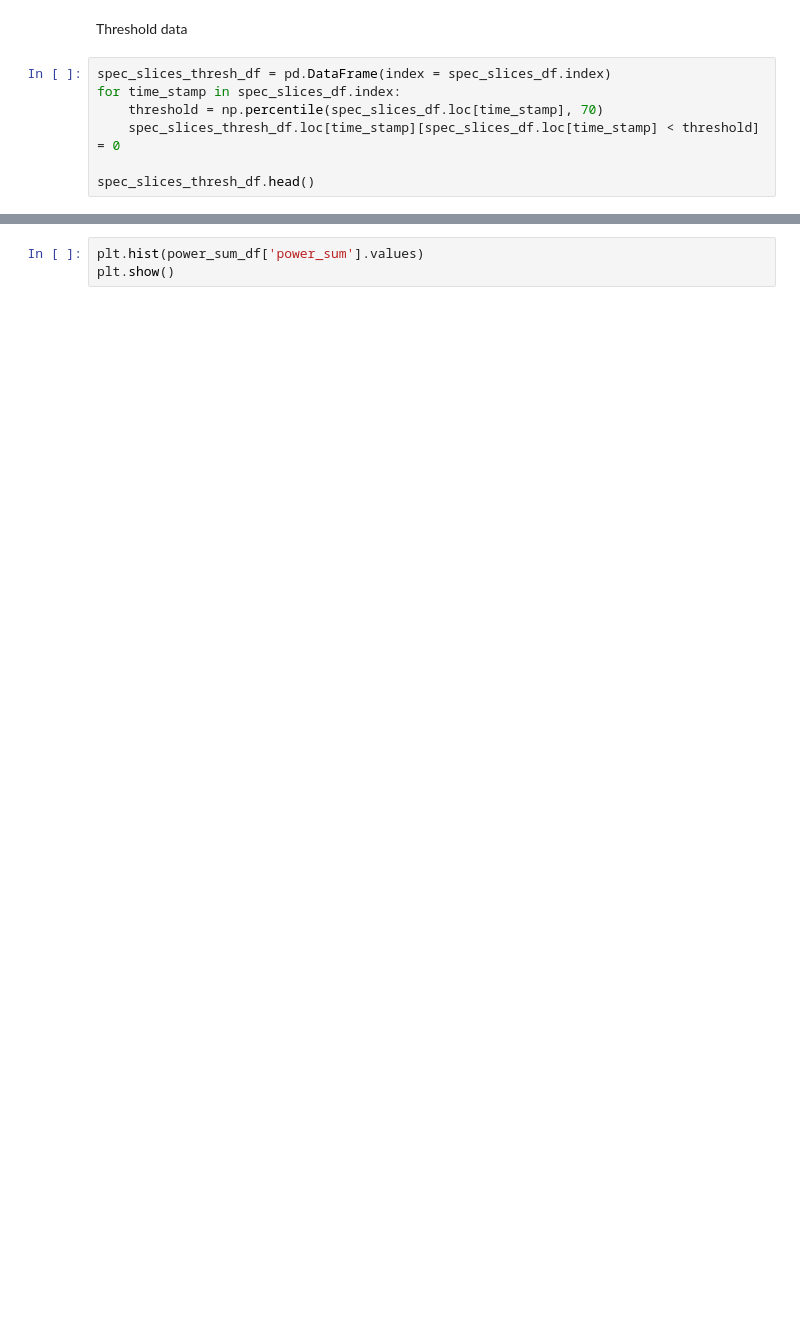
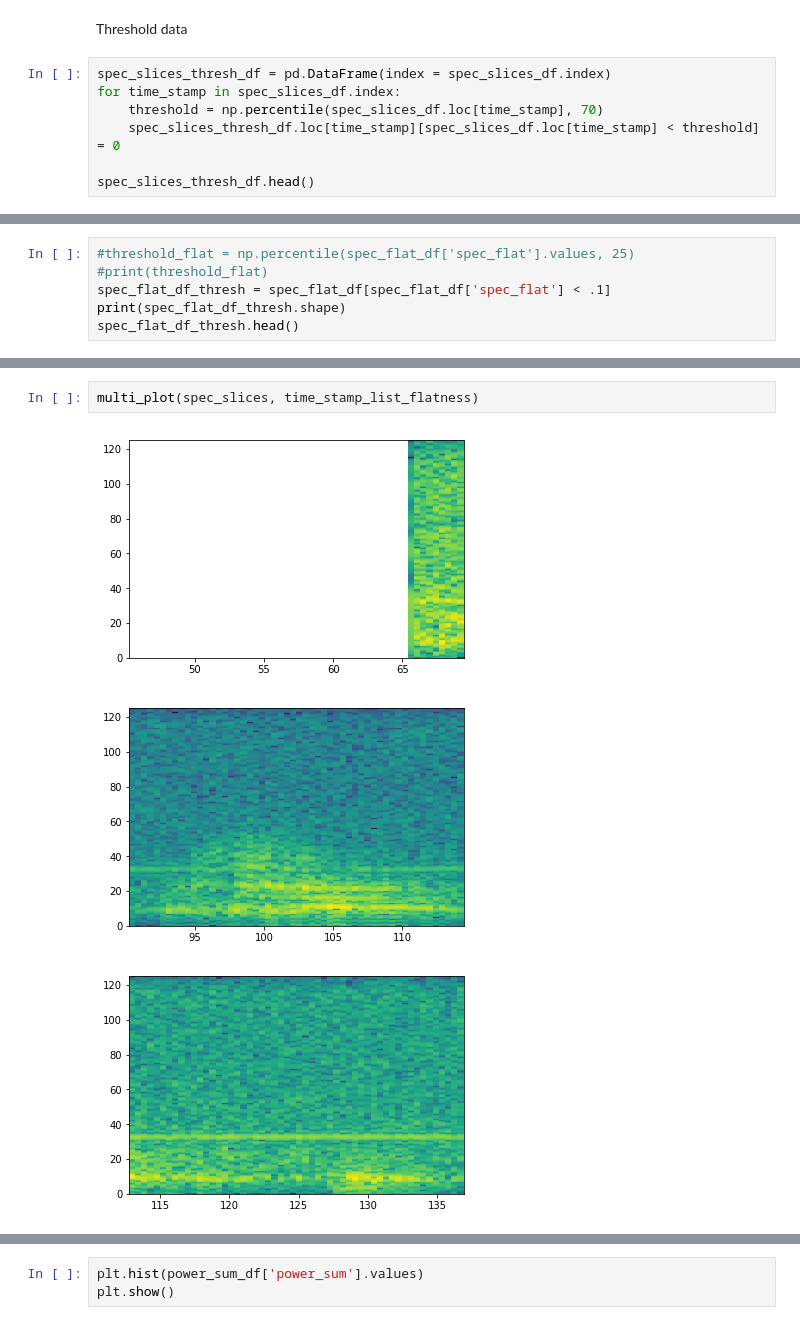
Before and after one commit to grace3999/USV_Python, a Jupyter notebook: Notebooks/Spectrogram.ipynb, the cells around one changed output, grey strips where cells are left out. Drawn from its saved outputs; the diff is of its cells as text; blank space fills up the shorter version.

Commit message:
add annot df and threshold

```diff
--- a/Notebooks/Spectrogram.ipynb
+++ b/Notebooks/Spectrogram.ipynb
@@ -124,0 +171,6 @@ Find power sum of each spectrogram
+# %%
+#threshold_flat = np.percentile(spec_flat_df['spec_flat'].values, 25)
+#print(threshold_flat)
+spec_flat_df_thresh = spec_flat_df[spec_flat_df['spec_flat'] < .1]
+print(spec_flat_df_thresh.shape)
+spec_flat_df_thresh.head()
@@ -124,0 +203,6 @@ Find power sum of each spectrogram
+# %%
+multi_plot(spec_slices, time_stamp_list_flatness)
+# %% [output]
+[figure, added]
+[figure, added]
+[figure, added]
```
Also changed, not shown: parts of 64 cells of this notebook, 2 other files.
